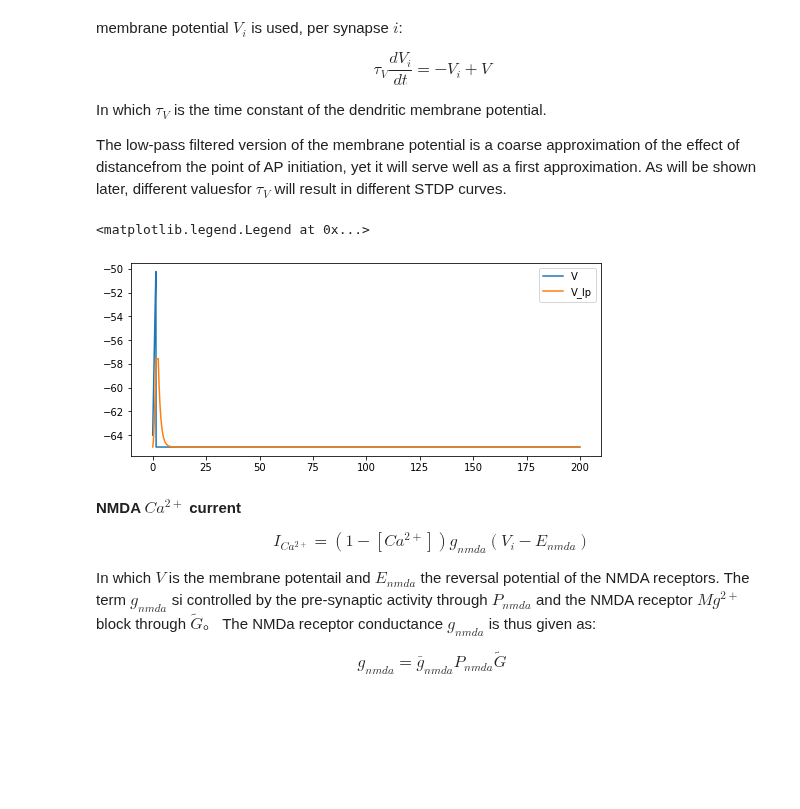
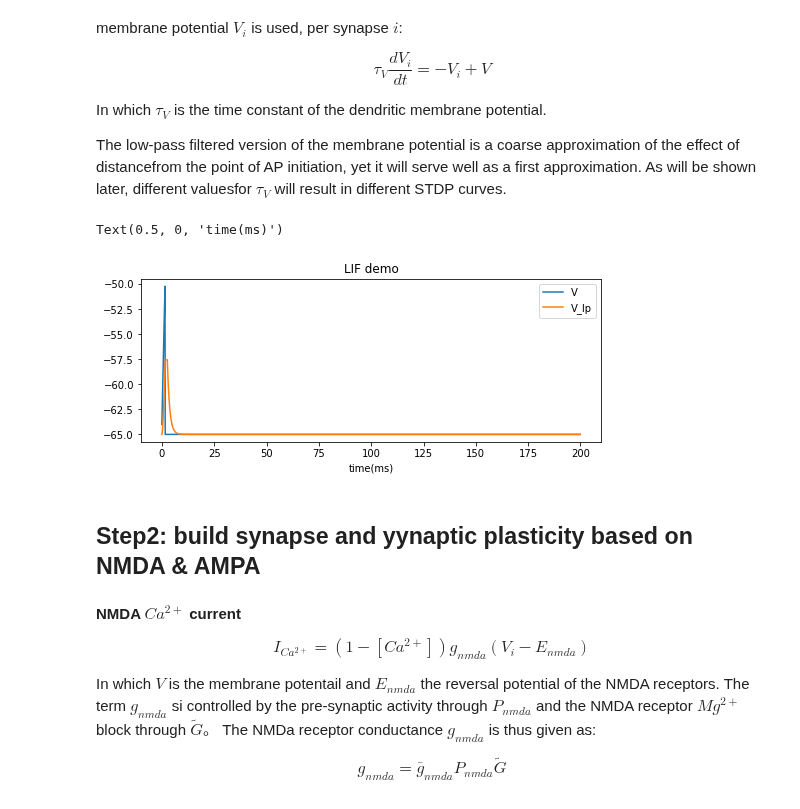
Before and after one commit to AohuaCheng/Neuro-and-Complexity-Science, a Jupyter notebook: Coding/STDP/STDP.ipynb, the cells around one changed output. Drawn from its saved outputs; the diff is of its cells as text; code cells hidden in the pictures; blank space fills up the shorter version.

```diff
--- a/Coding/STDP/STDP.ipynb
+++ b/Coding/STDP/STDP.ipynb
@@ -145,14 +145,18 @@ lif.run(duration=t_duration, inputs=('input', input_I)) # duration is the real t
 # %%
 # plot
 fig, gs = bp.visualize.get_figure(row_num=1, col_num=1, row_len=3, col_len=7)
 
 fig.add_subplot(gs[0, 0])
 plt.plot(lif.mon.ts, lif.mon.V[:, 0], label='V')
 plt.plot(lif.mon.ts, lif.mon.V_lp[:, 0], label='V_lp')
 plt.legend()
+plt.title('LIF demo')
+plt.xlabel('time(ms)')
 # %% [output]
-<matplotlib.legend.Legend at 0x...>
+Text(0.5, 0, 'time(ms)')
-[figure, old version]
+[figure, new version]
+# %% [markdown]
+## Step2: build synapse and yynaptic plasticity based on NMDA & AMPA
 # %% [markdown]
 
 **NMDA $Ca^{2+}$ current**
```
Also changed, not shown: parts of 12 cells of this notebook.
